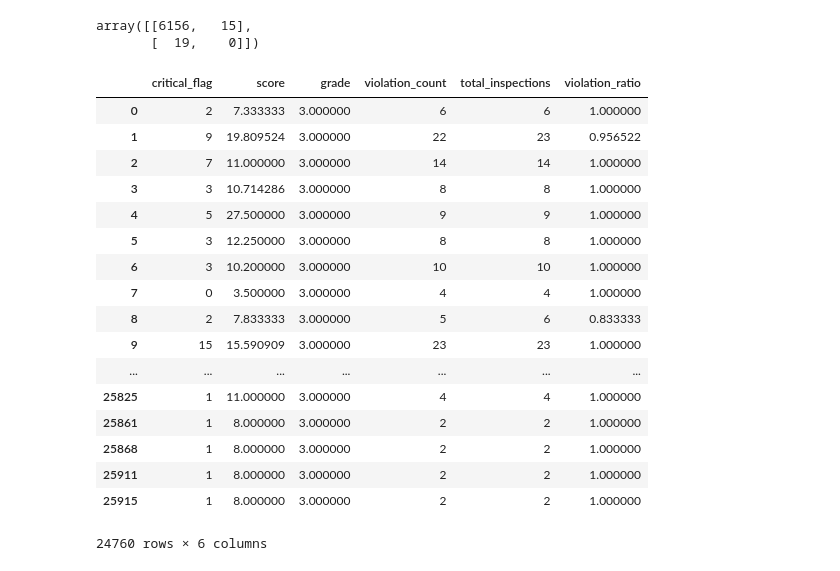
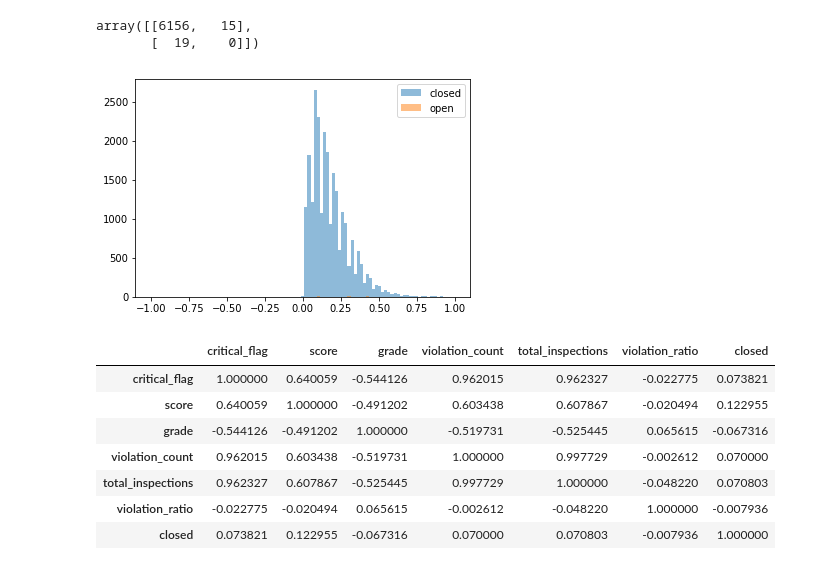
Before and after one commit to css459/restaurant-closure-prediction, a Jupyter notebook: notebooks/Restaurant Inspection Viz.ipynb, the cells around one changed output. Cells and saved outputs as stored; diff of their text form; code cells hidden in the pictures.

Commit message:
Demographics and Inspections Viz Notebooks, more fetch functions, start of merge functions.

```diff
--- a/notebooks/Restaurant Inspection Viz.ipynb
+++ b/notebooks/Restaurant Inspection Viz.ipynb
@@ -61,3 +61,6 @@ confusion_matrix(y_test, gbm.predict(X_test))
 # %% [output]
 array([[6156,   15],
        [  19,    0]])
+# %%
+dfdd['closed'] = is_closed_labels
+violations_closed = dfdd.loc[dfdd['closed'] == 1]['violation_count']
@@ -64,21 +73,25 @@ array([[6156,   15],
+# %%
+%matplotlib inline
+from matplotlib import pyplot
+x = violations_open
+y =violations_closed
+
+bins = np.linspace(-1.0, 1.0, 100)
+
+pyplot.hist(x, bins, alpha=0.5, label='closed')
+pyplot.hist(y, bins, alpha=0.5, label='open')
+pyplot.legend(loc='upper right')
+pyplot.show()
+# %% [output]
+[figure, added]
 # %%
-dfdd
+dfdd.corr()
 # %% [output]
-|  | critical_flag | score | grade | violation_count | total_inspections | violation_ratio |
-| 0 | 2 | 7.333333 | 3.000000 | 6 | 6 | 1.000000 |
-| 1 | 9 | 19.809524 | 3.000000 | 22 | 23 | 0.956522 |
-| 2 | 7 | 11.000000 | 3.000000 | 14 | 14 | 1.000000 |
-| 3 | 3 | 10.714286 | 3.000000 | 8 | 8 | 1.000000 |
-| 4 | 5 | 27.500000 | 3.000000 | 9 | 9 | 1.000000 |
-| 5 | 3 | 12.250000 | 3.000000 | 8 | 8 | 1.000000 |
-| 6 | 3 | 10.200000 | 3.000000 | 10 | 10 | 1.000000 |
-| 7 | 0 | 3.500000 | 3.000000 | 4 | 4 | 1.000000 |
-| 8 | 2 | 7.833333 | 3.000000 | 5 | 6 | 0.833333 |
-| 9 | 15 | 15.590909 | 3.000000 | 23 | 23 | 1.000000 |
-| ... | ... | ... | ... | ... | ... | ... |
-| 25825 | 1 | 11.000000 | 3.000000 | 4 | 4 | 1.000000 |
-| 25861 | 1 | 8.000000 | 3.000000 | 2 | 2 | 1.000000 |
-| 25868 | 1 | 8.000000 | 3.000000 | 2 | 2 | 1.000000 |
-| 25911 | 1 | 8.000000 | 3.000000 | 2 | 2 | 1.000000 |
-| 25915 | 1 | 8.000000 | 3.000000 | 2 | 2 | 1.000000 |
+|  | critical_flag | score | grade | violation_count | total_inspections | violation_ratio | closed |
+| critical_flag | 1.000000 | 0.640059 | -0.544126 | 0.962015 | 0.962327 | -0.022775 | 0.073821 |
+| score | 0.640059 | 1.000000 | -0.491202 | 0.603438 | 0.607867 | -0.020494 | 0.122955 |
+| grade | -0.544126 | -0.491202 | 1.000000 | -0.519731 | -0.525445 | 0.065615 | -0.067316 |
+| violation_count | 0.962015 | 0.603438 | -0.519731 | 1.000000 | 0.997729 | -0.002612 | 0.070000 |
+| total_inspections | 0.962327 | 0.607867 | -0.525445 | 0.997729 | 1.000000 | -0.048220 | 0.070803 |
+| violation_ratio | -0.022775 | -0.020494 | 0.065615 | -0.002612 | -0.048220 | 1.000000 | -0.007936 |
+| closed | 0.073821 | 0.122955 | -0.067316 | 0.070000 | 0.070803 | -0.007936 | 1.000000 |
-24760 rows × 6 columns
```
Also changed, not shown: parts of 2 cells of this notebook, 5 other files.
